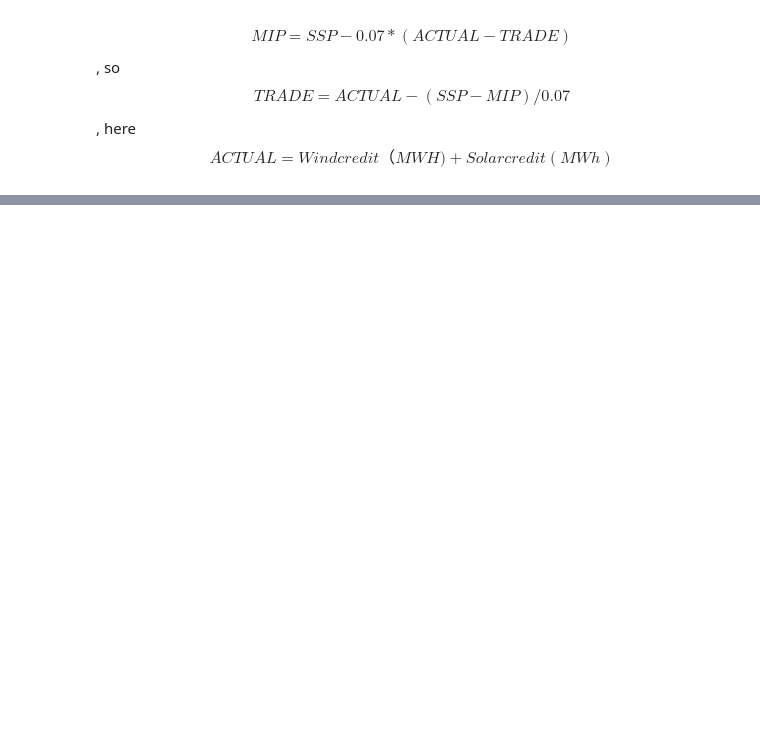
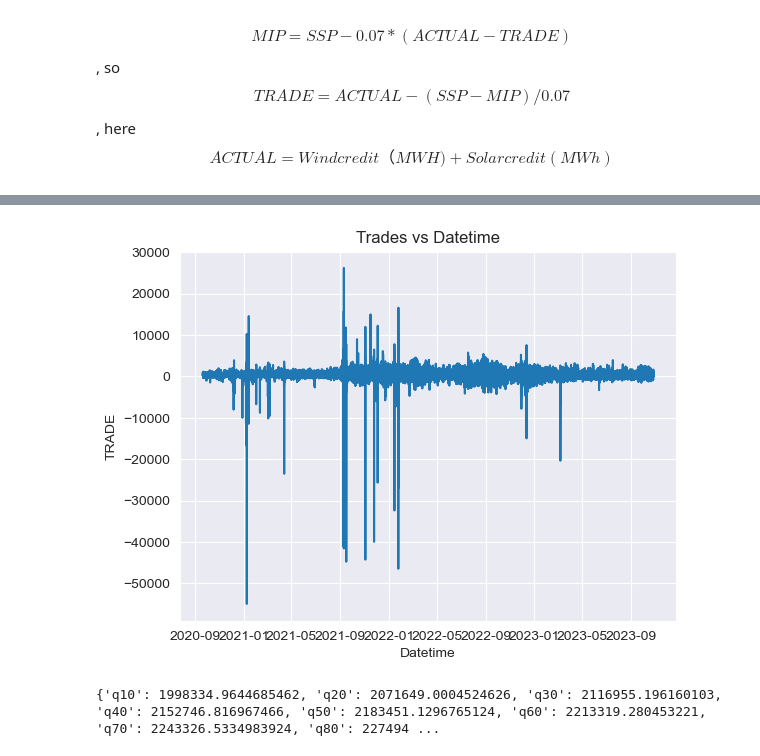
Before and after one commit to Shuyi829/hybrid-renewable-energy-forecasting, a Jupyter notebook: test_shuo.ipynb, the cells around one changed output, grey strips where cells are left out. Cells and saved outputs as stored; diff of their text form; code cells hidden in the pictures; blank space fills up the shorter version.

Commit message:
V0.4
quantile

```diff
--- a/test_shuo.ipynb
+++ b/test_shuo.ipynb
@@ -189,3 +189,14 @@ energy_data.tail()
 | 54381 | 2023-10-27T22:30:00Z | NaN | 0.0 | 2331.383994 | 2487.180474 | 64.226 | 133.0 | 0.0 | ... |
 | 54382 | 2023-10-27T23:00:00Z | 86.84 | 0.0 | 2331.383994 | 2487.180474 | 28.662 | 133.0 | 0.0 | ... |
 | 54383 | 2023-10-27T23:30:00Z | 89.49 | 0.0 | 2331.329520 | 2487.180474 | 19.504 | 133.0 | 0.0 | ... |
+# %%
+import matplotlib.pyplot as plt
+
+plt.plot(energy_data["datetime"], energy_data["TRADE"])
+plt.title("Trades vs Datetime")
+plt.xlabel("Datetime")
+plt.ylabel("TRADE")
+
+plt.show()
+# %% [output]
+[figure, added]
@@ -191,0 +255,28 @@ energy_data.tail()
+# %%
+for quantile in range(10,100,10):
+    modelling_table[f"q{quantile}"] = loaded_models[f"q{quantile}"].predict(modelling_table)
+    modelling_table.loc[modelling_table[f"q{quantile}"] < 0, f"q{quantile}"] = 0
+
+
+def revenue(bid,y,day_ahead_price,single_system_price):
+    return bid*day_ahead_price + (y-bid)*(single_system_price - 0.07*(y-bid))
+
+submission_date = "2023-02-18"
+submission_date_forecast = modelling_table.loc[modelling_table["ref_datetime"]==pd.to_datetime(submission_date,utc=True)]
+market_day = pd.DataFrame({"datetime":comp_utils.day_ahead_market_times(today_date=pd.to_datetime(submission_date))})
+market_day = market_day.merge(submission_date_forecast,how="left",left_on="datetime",right_on="valid_datetime")
+
+keys = [f"q{quantile}" for quantile in range(10, 100, 10)]
+dict_revenue = {}
+for key in keys:
+    market_day["market_bid"] = market_day[key]
+    dict_revenue[key]= revenue(bid=market_day["market_bid"],
+        y=market_day["total_generation_MWh"],
+        day_ahead_price=market_day["DA_Price"],
+        single_system_price=market_day["SS_Price"]).sum()
+
+print(dict_revenue)
+#using same quantile for all 30 minutes periods, we can use different quantiles during the day, which depends on the total_generation, DA_Price and SS_Price
+# based on those 3 variables, build a classifier, SVM, Random Forest, GBDT...
+# %% [output]
+{'q10': 1998334.9644685462, 'q20': 2071649.0004524626, 'q30': 2116955.196160103, 'q40': 2152746.816967466, 'q50': 2183451.1296765124, 'q60': 2213319.280453221, 'q70': 2243326.5334983924, 'q80': 227494 ...
```
Also changed, not shown: parts of 1 cell of this notebook.
